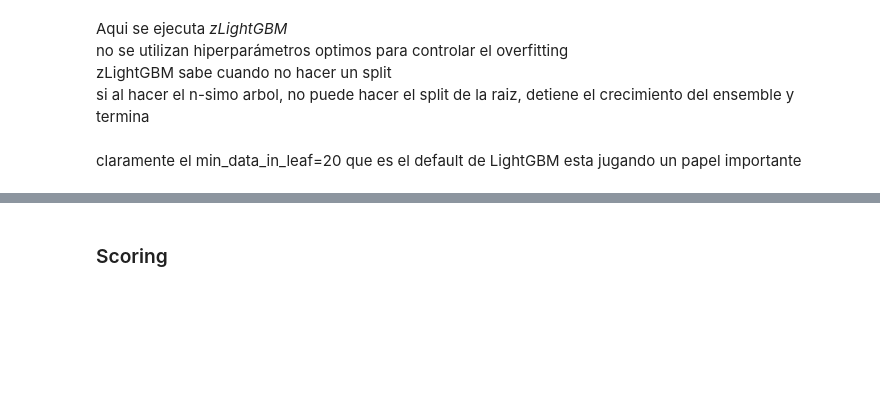
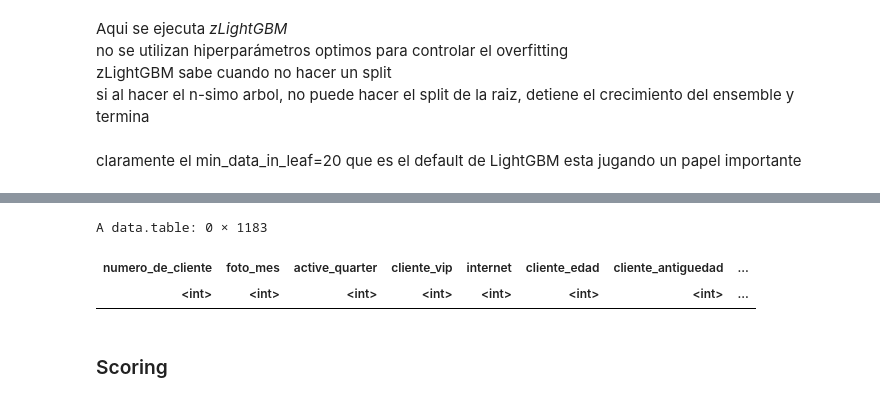
Before and after one commit to AgustinCdeCelis/dmeyf2025, a Jupyter notebook: competencia_02/zLineaMuerte_50.ipynb, the cells around one changed output, grey strips where cells are left out. Drawn from its saved outputs; the diff is of its cells as text; code cells hidden in the pictures; blank space fills up the shorter version.

```diff
--- a/competencia_02/zLineaMuerte_50.ipynb
+++ b/competencia_02/zLineaMuerte_50.ipynb
@@ -567,0 +576,3 @@ Sys.time()
+# %%
+dfuture
+# %% [output]
@@ -568,3 +587,6 @@ Sys.time()
+A data.table: 0 × 1183
+| numero_de_cliente | foto_mes | active_quarter | cliente_vip | internet | cliente_edad | cliente_antiguedad | ... |
+| <int> | <int> | <int> | <int> | <int> | <int> | <int> | ... |
 # %% [markdown]
 ### Scoring
 # %% [markdown]
```
Also changed, not shown: parts of 16 cells of this notebook.
